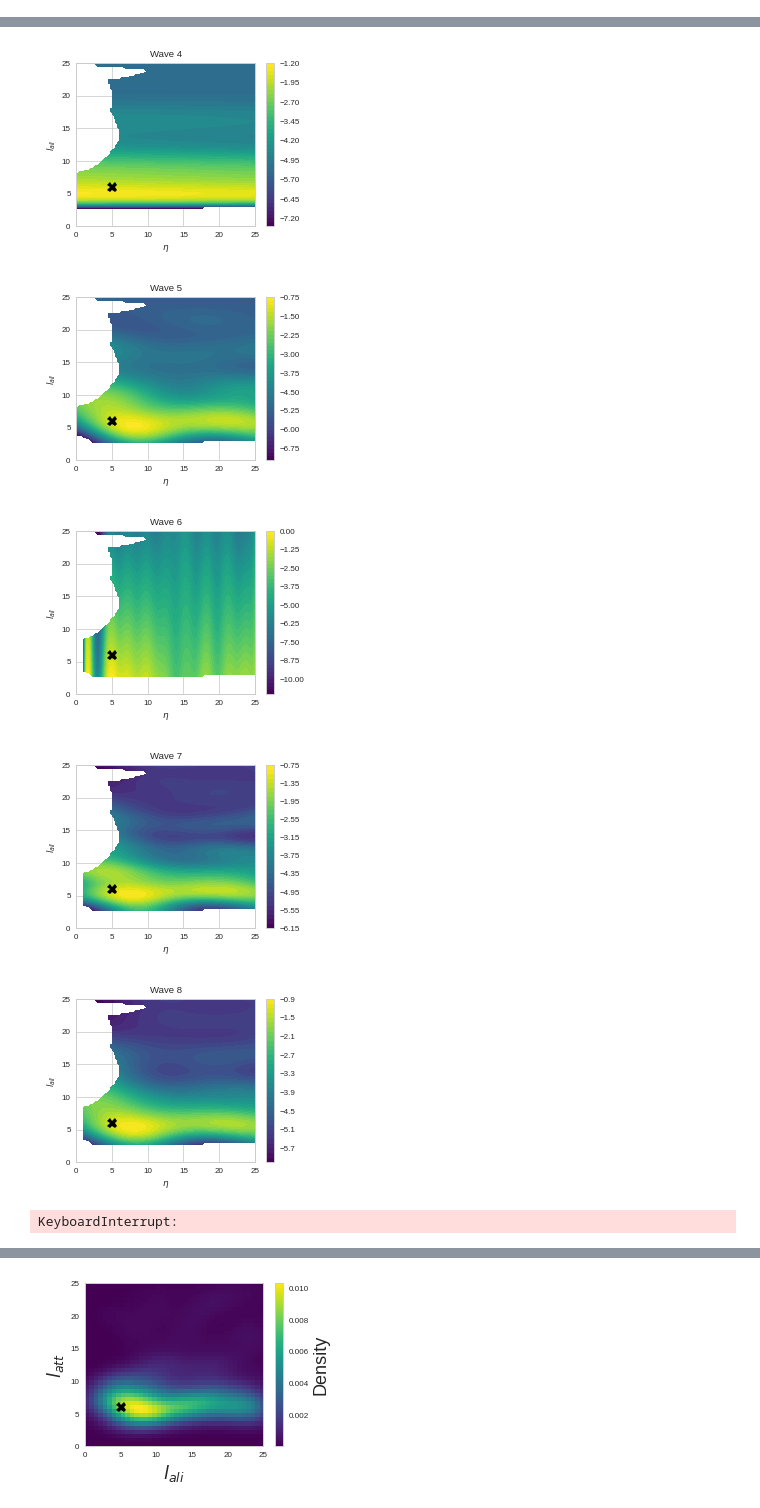
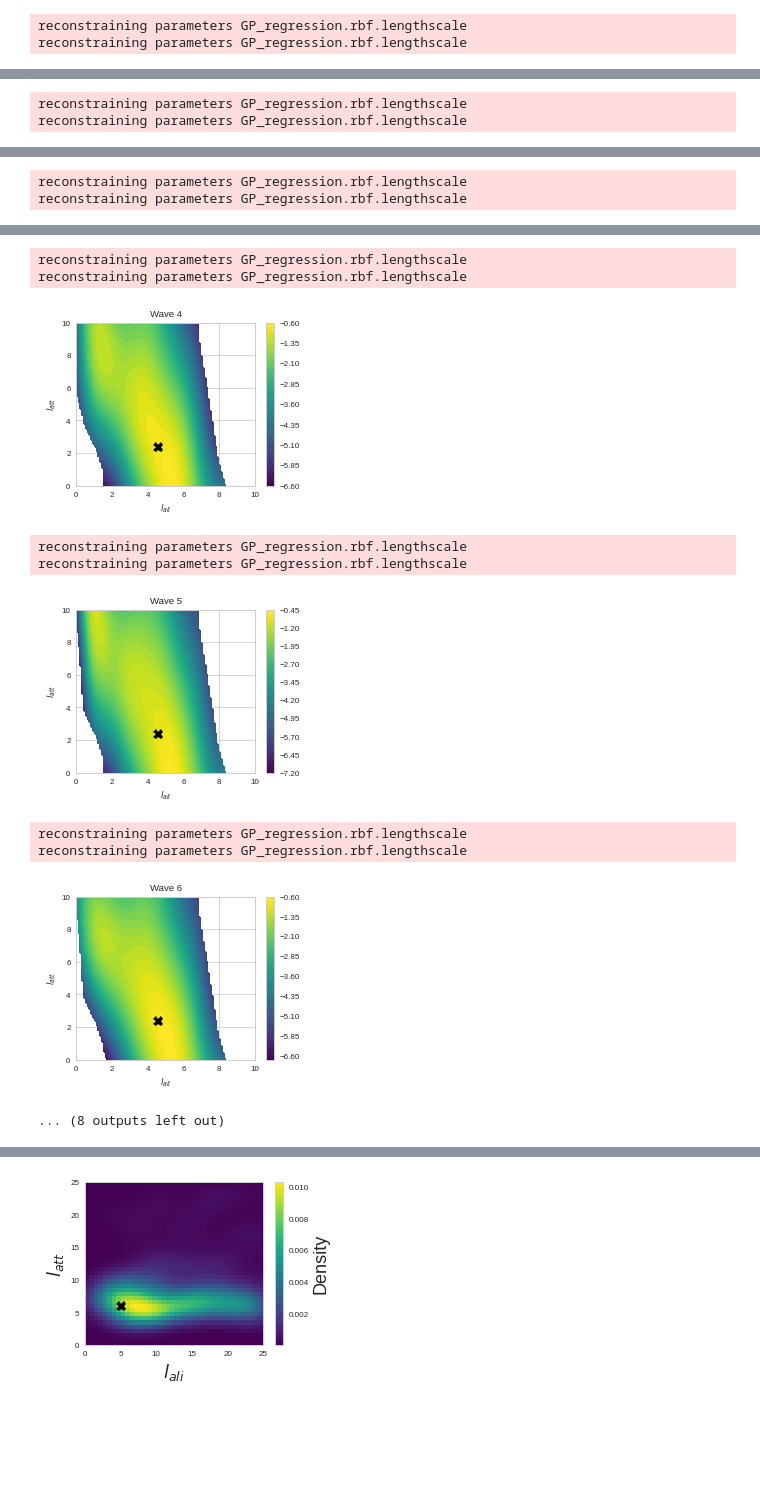
Before and after one commit to ctorney/abc-graph-nets, a Jupyter notebook: two_parameter_inference.ipynb, the cells around one changed output, grey strips where cells are left out. Saved outputs shown, nothing was run; the diff lists cells and outputs as text; code cells hidden in the pictures; blank space fills up the shorter version.

```diff
--- a/two_parameter_inference.ipynb
+++ b/two_parameter_inference.ipynb
@@ -154,13 +168,17 @@ array([[0.00044934, 0.        , 0.        , 0.        ],
 # %%
-def abc_likelihood_2d(sim_output, rc):
-    ss_0 = macrodata
-    theta_DATA0 = np.mean(ss_0,axis=0)
-    sd0 =  np.std(ss_0,axis=0)
-    cov = np.diag(sd0**2)
+
+data_vector = np.mean(macrodata,axis=0)
+cov = np.std(macrodata,axis=0).mean()**2
+
+def abc_likelihood_2d(sim_output):
+    #ss_0 = macrodata
+    #'theta_DATA0 = np.mean(ss_0,axis=0)
+    #'sd0 =  np.std(ss_0,axis=0)
+    #'cov = np.diag(sd0**2)
     repeat = sim_output.shape[0]
+    k = sim_output.shape[1]
 
-    k = sd0.shape[0]
-    return np.log(1e-18 + 1/repeat * (((2*pi)**k)**0.5*np.product(sd0))*np.sum(scipy.stats.multivariate_normal(theta_DATA0,cov).pdf(sim_output)))
+    return np.log(1e-18 + 1/repeat * (((2*pi*cov)**k)**0.5)*np.sum(scipy.stats.multivariate_normal(data_vector,cov).pdf(sim_output)))
 
 
 sim = zonal_gnn.zonal_model(N,timesteps=timesteps+discard,discard=discard,L=L,repeat=repeat, dt=dt,save_interval=save_interval,disable_progress=True, save_micro=True)
@@ -171,7 +189,7 @@ def simulator_2d(params):
 
 
 
-    sim.run_sim(lrep, params[1], params[0], va)
+    sim.run_sim(lrep, params[0], params[1], va)
 
 
     sum_stats = []
@@ -187,27 +243,4 @@ def simulator_2d(params):
 # %%
-#2D inference of l_ali and eta:
-ndim = 2
-p_start = np.array([0.0,0.0])
-p_range = np.array([25.0,25.0])
-
-# use values for plotting the predicted GP
-X = np.array([np.linspace(p_start[0],p_start[0]+p_range[0],100),np.linspace(p_start[1],p_start[1]+p_range[1],100)])
-y_previous = np.full((100,100),np.log(1e-18))
-
-# number of waves
-n_wave = 10
-n_points = 20
-T = 5
-
-# number of points to add per wave
-#n_points = 80
-#T=0.05
-
-data_lali = 5
-data_latt = 6
-
-abcGP = gp_abc.abcGP(p_start,p_range,ndim,n_points,T,simulator_2d,abc_likelihood_2d) #synth_likelihood_function) #likelihood_function)
-
 for i in range(n_wave):
     abcGP.runWave()
     plt.figure(figsize=(4,3))
@@ -219,10 +252,10 @@ for i in range(n_wave):
     # plot GP output
     xx, yy = np.meshgrid(X[0], X[1], sparse=False)
     x_grid = np.array([xx.flatten(), yy.flatten()]).T
-    if i>0:
-        y_pred, y_std  = abcGP.predict_final(x_grid,remove_implausible=True)
-    else:
-        y_pred, y_std  = abcGP.predict_final(x_grid,remove_implausible=False)
+    #if i>0:
+    y_pred, y_std  = abcGP.predict_final(x_grid,remove_implausible=True)
+    #else:
+    #    y_pred, y_std  = abcGP.predict_final(x_grid,remove_implausible=False)
     y_pred = y_pred.reshape(100,100)
     # for plotting we'll carry through the implausible regions from previous waves
     #y_pred[np.isinf(y_pred)]=y_previous[np.isinf(y_pred)]
@@ -230,11 +263,13 @@ for i in range(n_wave):
     h = plt.contourf(X[0], X[1], y_pred,50,cmap='viridis',vmax=min(0,np.max(y_pred)))  #0.1*
     ax = plt.gca()
     #ax.yaxis.set_major_locator(ticker.MultipleLocator(1))
-    plt.xlabel('$\eta$')
-    plt.ylabel('$l_{ali}$')
+    plt.xlabel('$l_{ali}$')
+    plt.ylabel('$l_{att}$')
     plt.title('Wave {}'.format(i+1))
     plt.colorbar()
     plt.savefig('zonal_macroscale_wave_normal_2D' + str(i) + '.png',dpi=300)
 
     plt.show()
 # %% [output]
+reconstraining parameters GP_regression.rbf.lengthscale
+reconstraining parameters GP_regression.rbf.lengthscale
@@ -241,0 +277,2 @@ for i in range(n_wave):
+reconstraining parameters GP_regression.rbf.lengthscale
+reconstraining parameters GP_regression.rbf.lengthscale
@@ -242,0 +280,2 @@ for i in range(n_wave):
+reconstraining parameters GP_regression.rbf.lengthscale
+reconstraining parameters GP_regression.rbf.lengthscale
@@ -244,9 +283,13 @@ for i in range(n_wave):
+reconstraining parameters GP_regression.rbf.lengthscale
+reconstraining parameters GP_regression.rbf.lengthscale
-[figure, old version]
+[figure, new version]
+reconstraining parameters GP_regression.rbf.lengthscale
+reconstraining parameters GP_regression.rbf.lengthscale
-[figure, old version]
+[figure, new version]
+reconstraining parameters GP_regression.rbf.lengthscale
+reconstraining parameters GP_regression.rbf.lengthscale
-[figure, old version]
+[figure, new version]
-[figure, removed]
-[figure, removed]
-KeyboardInterrupt:
+... (8 outputs left out)
 # %%
 
 #am_sampler:
```
Also changed, not shown: parts of 23 cells of this notebook, 5 other files.
